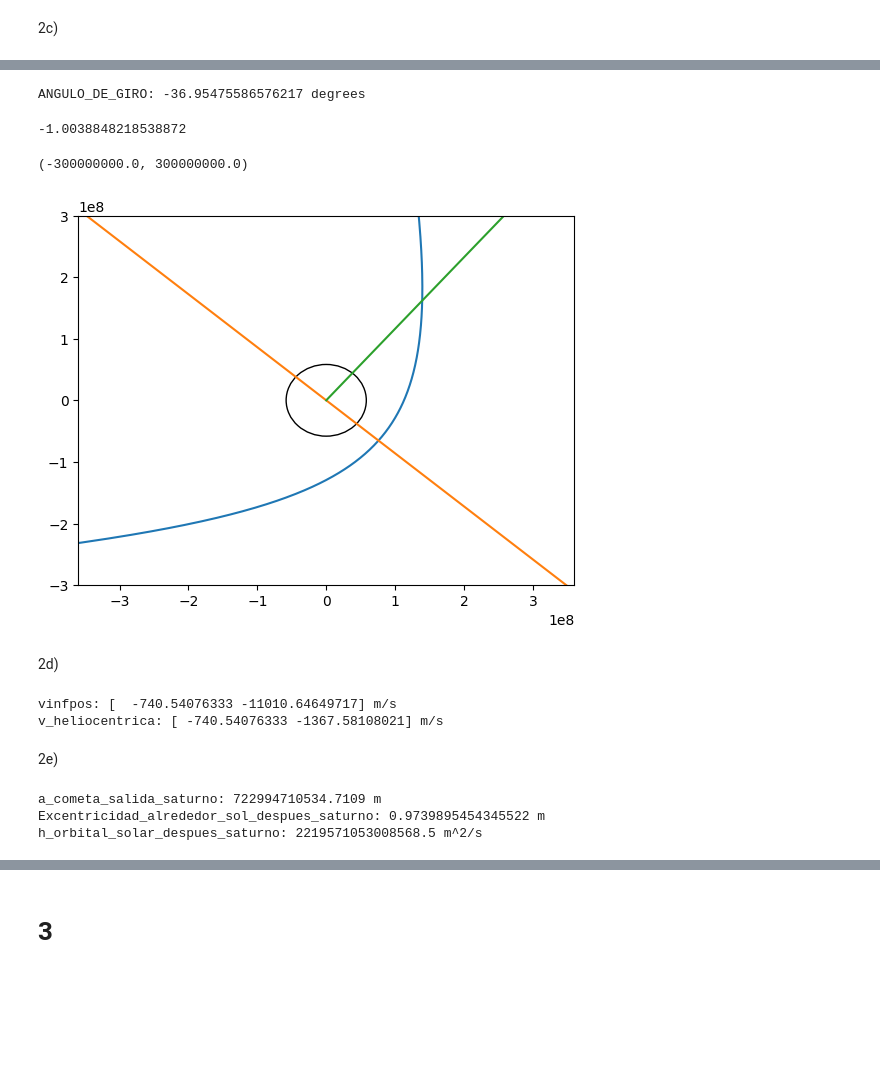
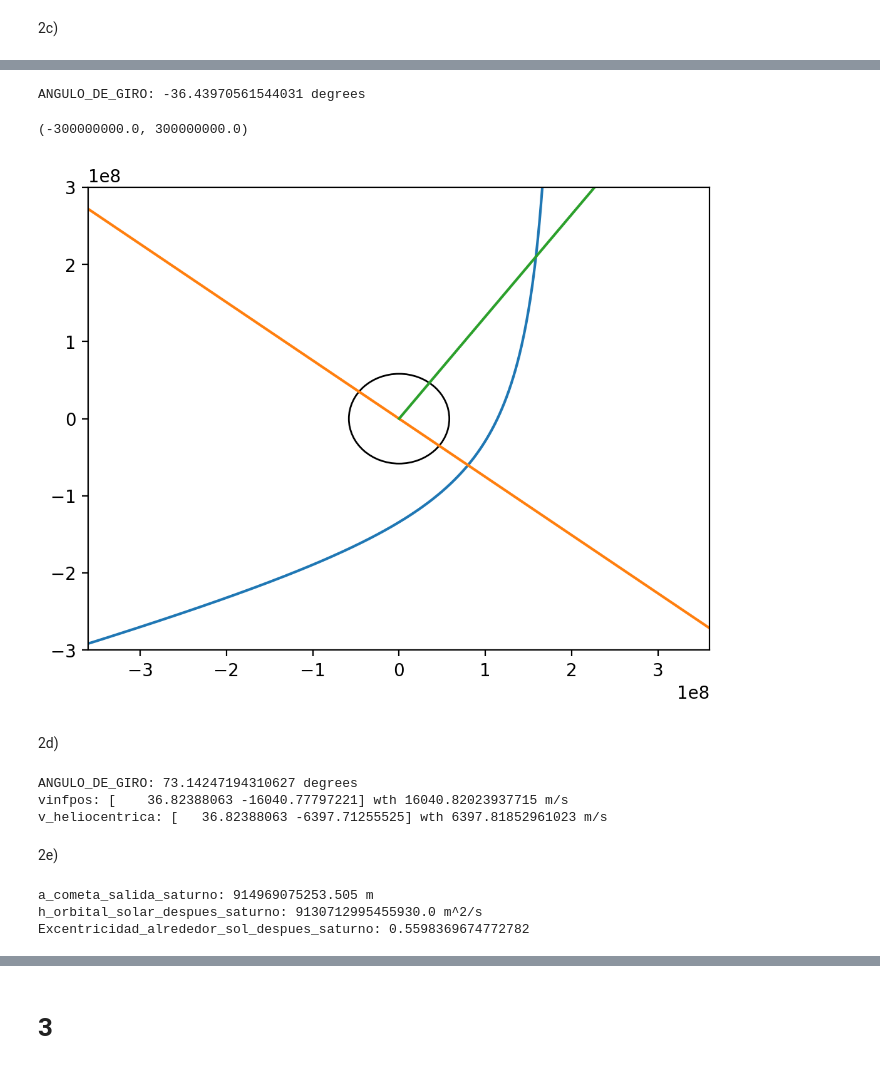
Before and after one commit to Newtoniano20/MecanicaOrbital, a Jupyter notebook: main.ipynb, the cells around one changed output, grey strips where cells are left out. Saved outputs shown, nothing was run; the diff lists cells and outputs as text; code cells hidden in the pictures; blank space fills up the shorter version.

```diff
--- a/main.ipynb
+++ b/main.ipynb
@@ -67,9 +91,9 @@ v_sat_SOI_o: 2340.127165583901 m/s
 # %% [markdown]
 2b)
 # %%
-Excentricidad_alrededor_de_saturno = 1 + ((v_sat_SOI**2) * Distancia_minima_con_saturno)/U_SATURNO
+Excentricidad_alrededor_de_saturno = 1 + ((np.linalg.norm(vinf_saturn)**2) * Distancia_minima_con_saturno)/U_SATURNO
 print(f"Excentricidad_alrededor_de_saturno: {Excentricidad_alrededor_de_saturno}")
 
-a_alrededor_de_saturno = U_SATURNO/(v_sat_SOI**2)
-print(f"a_alrededor_de_saturno: {a_alrededor_de_saturno} KM or {a_alrededor_de_saturno/AU} AU")
+a_alrededor_de_saturno = U_SATURNO/(np.linalg.norm(vinf_saturn)**2)
+print(f"a_alrededor_de_saturno: {a_alrededor_de_saturno} m or {a_alrededor_de_saturno/AU} AU")
 # %% [output]
@@ -89,62 +113,60 @@ ax.scatter(np.arange(0, 2*np.pi), [0 for _ in np.arange(0, 2*np.pi)])
 # %%
-ANGULO_DE_GIRO = np.arccos(1/Excentricidad_alrededor_de_saturno) + np.arctan(v_sat_SOI_r/v_sat_SOI_o)
+ANGULO_DE_GIRO = -np.arccos(1/Excentricidad_alrededor_de_saturno) + np.arctan(vinf_saturn[1]/vinf_saturn[0])
 
 print(f"ANGULO_DE_GIRO: {np.rad2deg(ANGULO_DE_GIRO)} degrees")
 # %% [output]
-ANGULO_DE_GIRO: -36.95475586576217 degrees
+ANGULO_DE_GIRO: -36.43970561544031 degrees
 # %%
 x = r*np.cos(theta)
 y = r*np.sin(theta)
 xy = np.array([x, y])
-matrix = np.array([[np.cos(ANGULO_DE_GIRO), -np.sin(ANGULO_DE_GIRO)], [np.sin(ANGULO_DE_GIRO), np.cos(ANGULO_DE_GIRO)]])
+matrix = matriz_de_giro(ANGULO_DE_GIRO)
 hipergir = np.matmul(matrix, xy)
-# %%
-np.arctan(np.deg2rad(90-180))
-# %% [output]
--1.0038848218538872
 # %%
-linea_orbital_saturno = lambda x: (-1/(np.arctan(np.deg2rad(anomalia_verdadera_en_saturno))))*x
-linea_heliocentrica_saturno = lambda x: (np.arctan(np.deg2rad(anomalia_verdadera_en_saturno)))*x
+linea_orbital_saturno = lambda x: (-1/(np.arctan(anomalia_verdadera_en_saturno)))*x
+linea_heliocentrica_saturno = lambda x: (np.arctan(anomalia_verdadera_en_saturno))*x
 x_points = np.arange(-2E15, 2E15, 0.01*2E15)
 # %%
-fig, ax = plt.subplots()
+fig, ax = plt.subplots(dpi=200)
 ax.plot(hipergir[0], hipergir[1])
 Drawing_uncolored_circle = plt.Circle( xy=(0.0, 0.0), radius=RADIO_SATURNO, fill = False )
 ax.plot(x_points, linea_orbital_saturno(x_points))
 ax.plot(np.arange(0, 2E15, 0.01*2E15), linea_heliocentrica_saturno(np.arange(0, 2E15, 0.01*2E15)))
 ax.add_artist( Drawing_uncolored_circle )
 plt.xlim(-3.6E8, 3.6E8)
 plt.ylim(-3E8, 3E8)
 # %% [output]
 (-300000000.0, 300000000.0)
-[figure, old version]
+[figure, new version]
 # %% [markdown]
 2d)
 # %%
 ANGULO_DE_GIRO = 2*np.arcsin(1/Excentricidad_alrededor_de_saturno)
-Matriz_de_giro = np.array([[np.cos(ANGULO_DE_GIRO), -np.sin(ANGULO_DE_GIRO)], [np.sin(ANGULO_DE_GIRO), np.cos(ANGULO_DE_GIRO)]])
-vinfneg = np.array([v_sat_SOI_r, v_sat_SOI_o])
-vinfpos = np.matmul(Matriz_de_giro, vinfneg)
-print(f"vinfpos: {vinfpos} m/s")
+print(f"ANGULO_DE_GIRO: {np.rad2deg(ANGULO_DE_GIRO)} degrees")
+
+Matriz_de_giro = matriz_de_giro(ANGULO_DE_GIRO)
+vinfpos = np.matmul(Matriz_de_giro, vinf_saturn)
+print(f"vinfpos: {vinfpos} wth {np.linalg.norm(vinfpos)} m/s")
 
 v_heliocentrica = vinfpos + np.array([0, VELOCIDAD_ORBITAL_SATURNO])
-print(f"v_heliocentrica: {v_heliocentrica} m/s")
+print(f"v_heliocentrica: {v_heliocentrica} wth {np.linalg.norm(v_heliocentrica)} m/s")
 # %% [output]
-vinfpos: [  -740.54076333 -11010.64649717] m/s
-v_heliocentrica: [ -740.54076333 -1367.58108021] m/s
+ANGULO_DE_GIRO: 73.14247194310627 degrees
+vinfpos: [    36.82388063 -16040.77797221] wth 16040.82023937715 m/s
+v_heliocentrica: [   36.82388063 -6397.71255525] wth 6397.81852961023 m/s
 # %% [markdown]
 2e)
 # %%
-V_H = np.sqrt(v_heliocentrica[0]**2 + v_heliocentrica[1]**2)
-a_cometa_salida_saturno = ((2/RADIO_ORBITAL_SATURNO) - ( V_H**2 / U_SOL))**(-1)
+V_H = np.linalg.norm(v_heliocentrica)
+a_cometa_salida_saturno = 1/((2/RADIO_ORBITAL_SATURNO)-((V_H**2)/U_SOL))
 print(f"a_cometa_salida_saturno: {a_cometa_salida_saturno} m")
 
-Excentricidad_alrededor_sol_despues_saturno = RADIO_ORBITAL_SATURNO/a_cometa_salida_saturno - 1
-print(f"Excentricidad_alrededor_sol_despues_saturno: {Excentricidad_alrededor_sol_despues_saturno} m")
+h_orbital_solar_despues_saturno = RADIO_ORBITAL_SATURNO*abs(v_heliocentrica[1])
+print(f"h_orbital_solar_despues_saturno: {h_orbital_solar_despues_saturno} m^2/s")
 
-h_orbital_solar_despues_saturno = RADIO_ORBITAL_SATURNO*V_H
-print(f"h_orbital_solar_despues_saturno: {h_orbital_solar_despues_saturno} m^2/s")
+Excentricidad_alrededor_sol_despues_saturno = np.sqrt(1-((h_orbital_solar_despues_saturno**2)/(U_SOL*a_cometa_salida_saturno)))
+print(f"Excentricidad_alrededor_sol_despues_saturno: {Excentricidad_alrededor_sol_despues_saturno}")
 # %% [output]
-a_cometa_salida_saturno: 722994710534.7109 m
-Excentricidad_alrededor_sol_despues_saturno: 0.9739895454345522 m
-h_orbital_solar_despues_saturno: 2219571053008568.5 m^2/s
+a_cometa_salida_saturno: 914969075253.505 m
+h_orbital_solar_despues_saturno: 9130712995455930.0 m^2/s
+Excentricidad_alrededor_sol_despues_saturno: 0.5598369674772782
```
Also changed, not shown: parts of 34 cells of this notebook, 1 other file.
